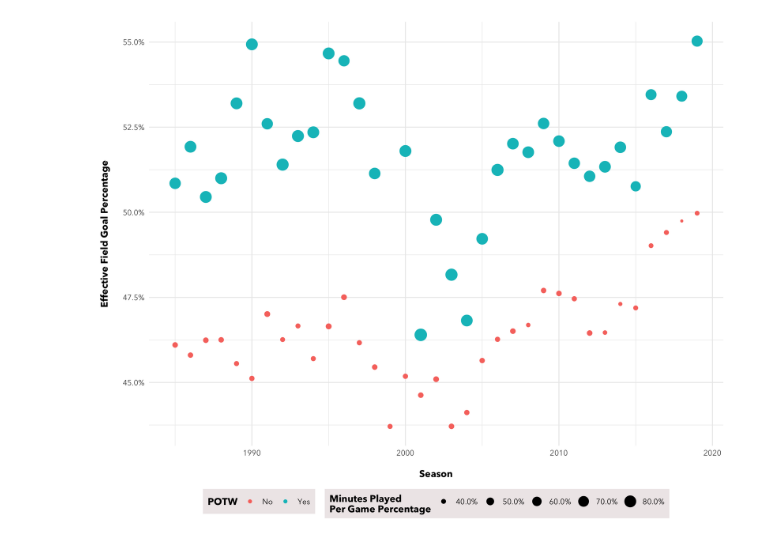
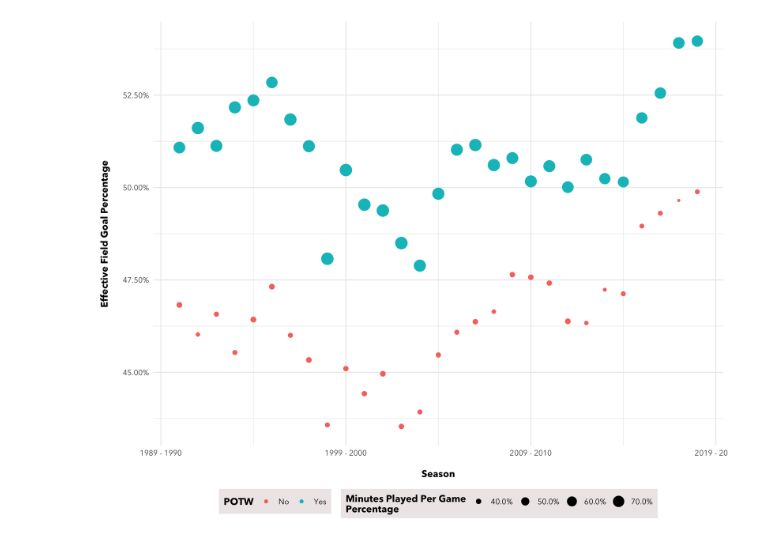
Before and after one commit to chunheisiu/NBA-POTW-Visualization, a Jupyter notebook: notebooks/_ggplot_1.ipynb, the cells around one changed output. Saved outputs shown, nothing was run; the diff lists cells and outputs as text; code cells hidden in the pictures.

```diff
--- a/notebooks/_ggplot_1.ipynb
+++ b/notebooks/_ggplot_1.ipynb
@@ -23,23 +23,28 @@ nba_player.Potw_Count = nba_player.Potw_Count.where((pd.notnull(nba_player.Potw_
 # %%
 nba_player['MP_Prct'] = nba_player['MP'] / 48
 nba_player['eFG_Prct'] = nba_player['eFG%']
-nba_player['isPotw'] = np.where(nba_player['Potw_Count'] > 1, 'Yes', 'No')
-nba_player_potw = nba_player.groupby(['Year', 'isPotw']).agg({'MP_Prct': 'mean', 'eFG_Prct': 'mean'}).reset_index()
+nba_player['isPotw'] = np.where(nba_player['Potw_Count'] > 0, 'Yes', 'No')
+nba_player_potw = nba_player.groupby(['Year', 'isPotw']).agg({'Player': 'count', 'MP_Prct': 'mean', 'eFG_Prct': 'mean'}).reset_index()
+nba_player_potw = nba_player_potw.loc[nba_player_potw.Year > 1990]
 # %%
 %R -i nba_player_potw
 # %%
 %%R -w 10 -h 8 --units in -r 300
+season <- function(x) {
+    paste(x - 1, '-', x)
+}
+
 ggplot() +
 geom_point(aes(x = Year, y = eFG_Prct, size = MP_Prct, color = isPotw), data = nba_player_potw) +
-scale_x_continuous(name = '\nSeason') +
+scale_x_continuous(name = '\nSeason', label = season) +
 scale_y_continuous(name = 'Effective Field Goal Percentage\n', label = percent) +
-scale_size_continuous(name = 'Minutes Played\nPer Game Percentage', label = percent) +
+scale_size_continuous(name = 'Minutes Played Per Game\nPercentage', label = percent) +
 scale_color_discrete(name = 'POTW') +
 theme_minimal() +
 theme(text = element_text(family = 'Avenir Next'),
       axis.title = element_text(face = 'bold'),
       legend.title = element_text(face = 'bold'),
       legend.position = 'bottom',
       legend.background = element_rect(size = 0, fill = 'snow2'))
 # %% [output]
-[figure, old version]
+[figure, new version]
```
Also changed, not shown: 1 other file.
